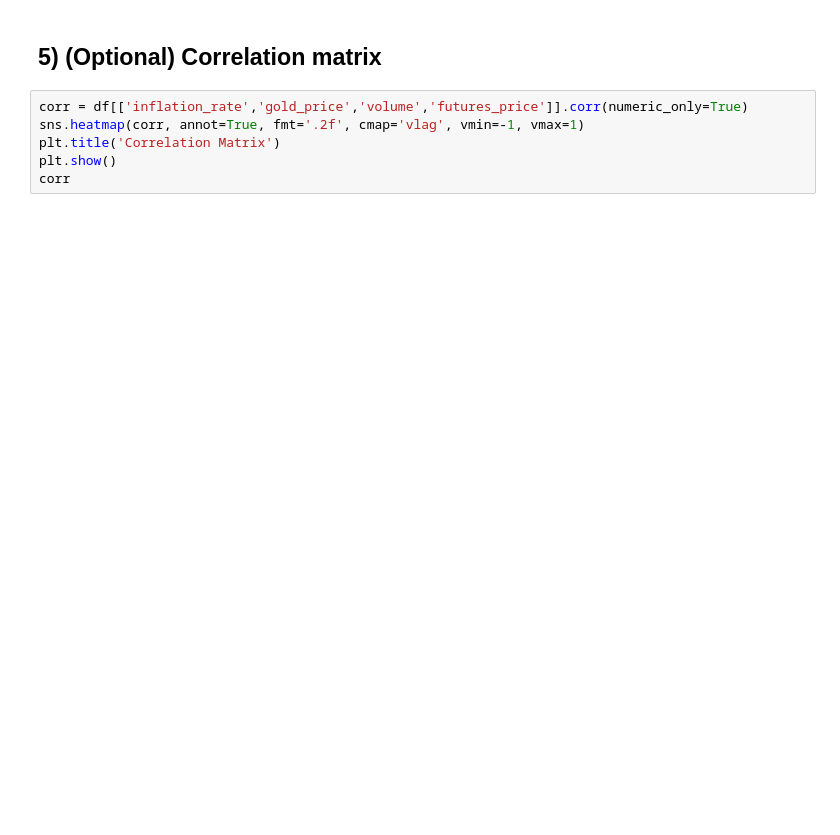
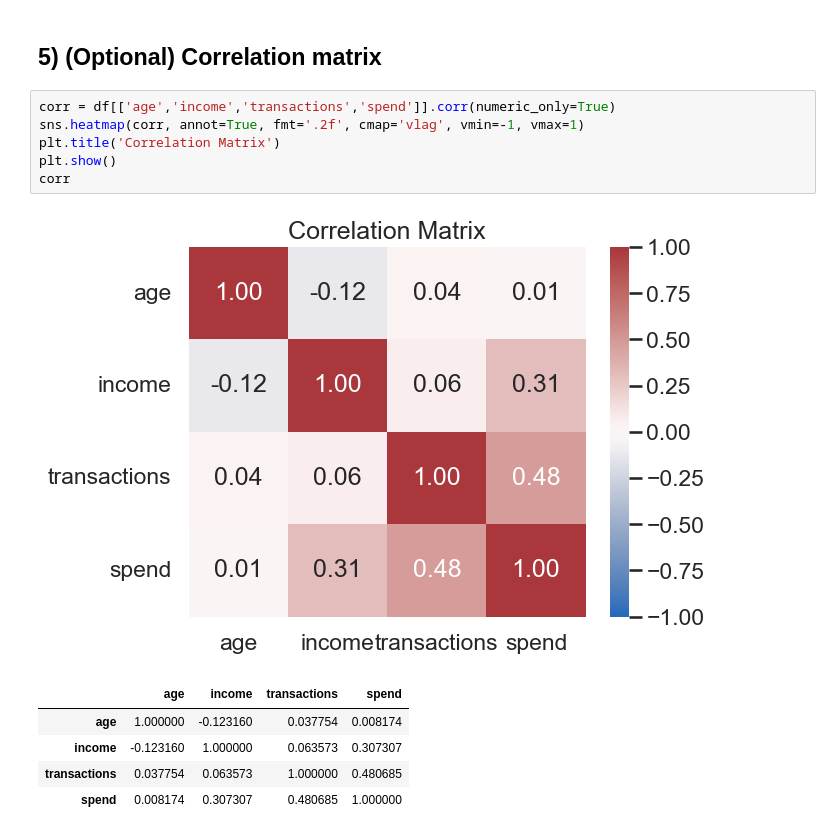
Before and after one commit to Smr0119/bootcamp_alan_zhang, a Jupyter notebook: HW/HW8/stage08_exploratory-data-analysis_homework-starter.ipynb, the cells around one changed output. Cells and saved outputs as stored; diff of their text form; blank space fills up the shorter version.

```diff
--- a/HW/HW8/stage08_exploratory-data-analysis_homework-starter.ipynb
+++ b/HW/HW8/stage08_exploratory-data-analysis_homework-starter.ipynb
@@ -62,11 +108,18 @@ plt.show()
 # %% [markdown]
 ## 5) (Optional) Correlation matrix
 # %%
-corr = df[['inflation_rate','gold_price','volume','futures_price']].corr(numeric_only=True)
+corr = df[['age','income','transactions','spend']].corr(numeric_only=True)
 sns.heatmap(corr, annot=True, fmt='.2f', cmap='vlag', vmin=-1, vmax=1)
 plt.title('Correlation Matrix')
 plt.show()
 corr
+# %% [output]
+[figure, added]
+|  | age | income | transactions | spend |
+| age | 1.000000 | -0.123160 | 0.037754 | 0.008174 |
+| income | -0.123160 | 1.000000 | 0.063573 | 0.307307 |
+| transactions | 0.037754 | 0.063573 | 1.000000 | 0.480685 |
+| spend | 0.008174 | 0.307307 | 0.480685 | 1.000000 |
 # %% [markdown]
 ## 6) Insights & Assumptions (write your commentary)
 
```
Also changed, not shown: parts of 9 cells of this notebook, 19 other files.
